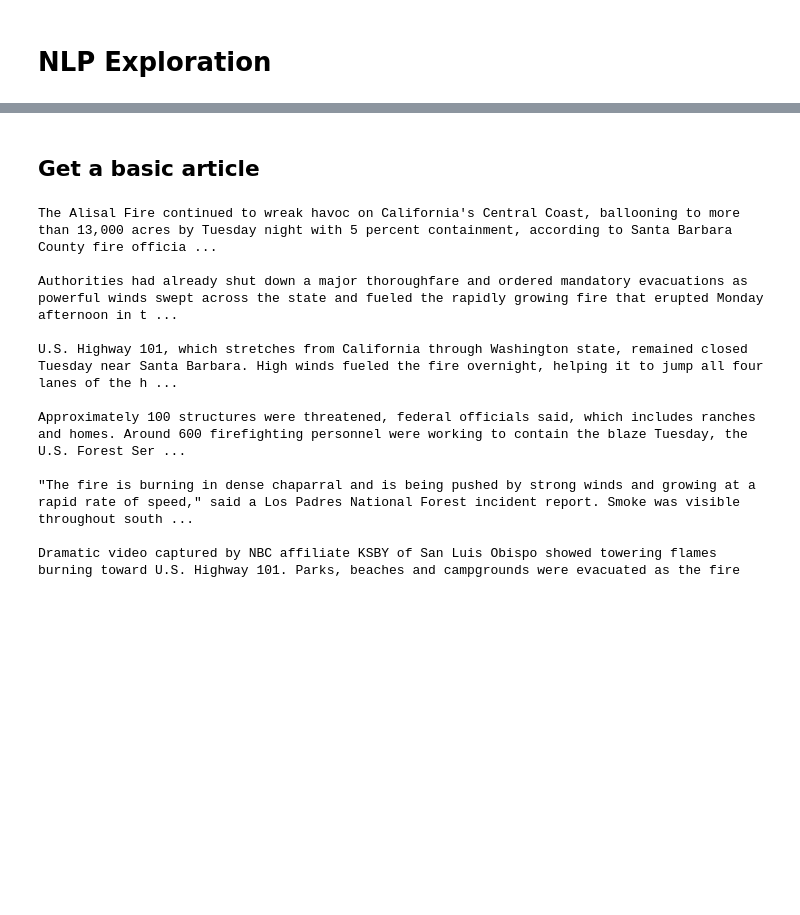
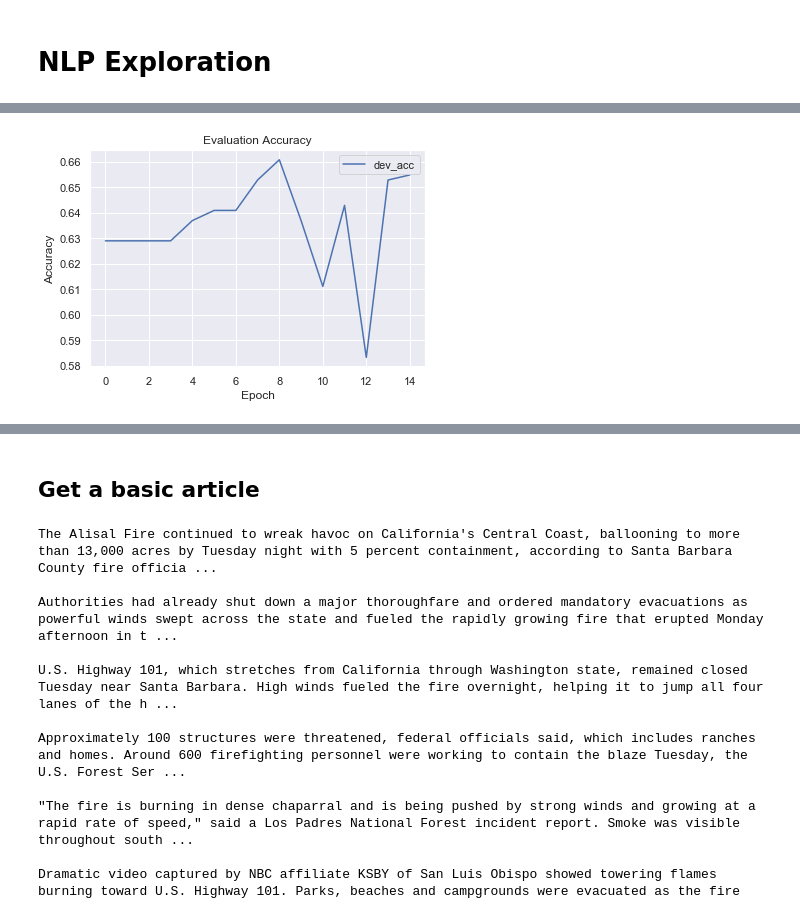
Before and after one commit to ThomasLef/Projet-Illuin, a Jupyter notebook: nlp_exploration.ipynb, the cells around one changed output, grey strips where cells are left out. Drawn from its saved outputs; the diff is of its cells as text; code cells hidden in the pictures; blank space fills up the shorter version.

```diff
--- a/nlp_exploration.ipynb
+++ b/nlp_exploration.ipynb
@@ -4,0 +196,10 @@ import pandas as pd
+# %%
+plt.plot(dev_acc_values, label="dev_acc")
+
+plt.xlabel("Epoch")
+plt.ylabel("Accuracy")
+plt.title("Evaluation Accuracy")
+plt.legend()
+plt.show()
+# %% [output]
+[figure, added]
```
Also changed, not shown: parts of 36 cells of this notebook.
